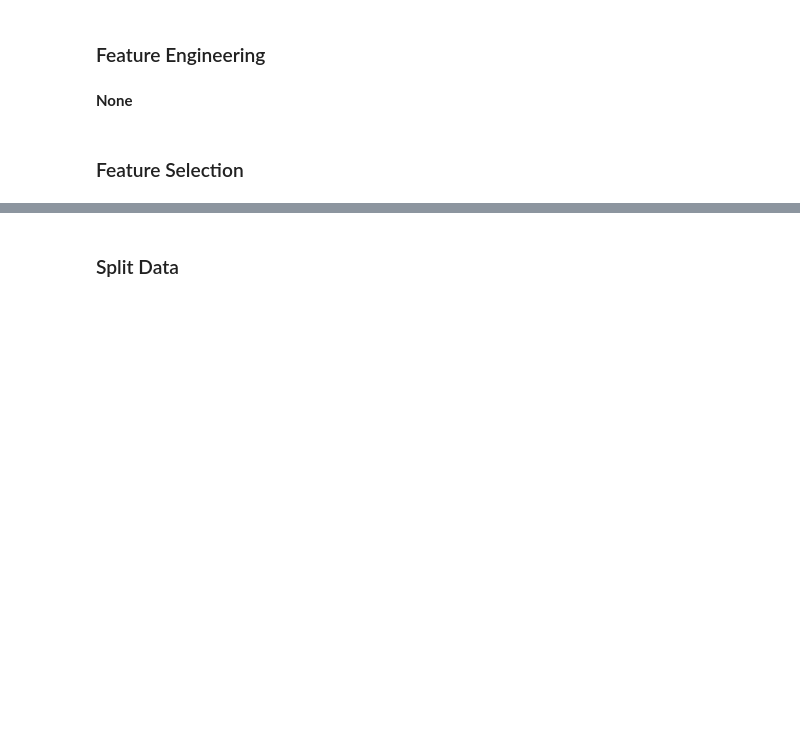
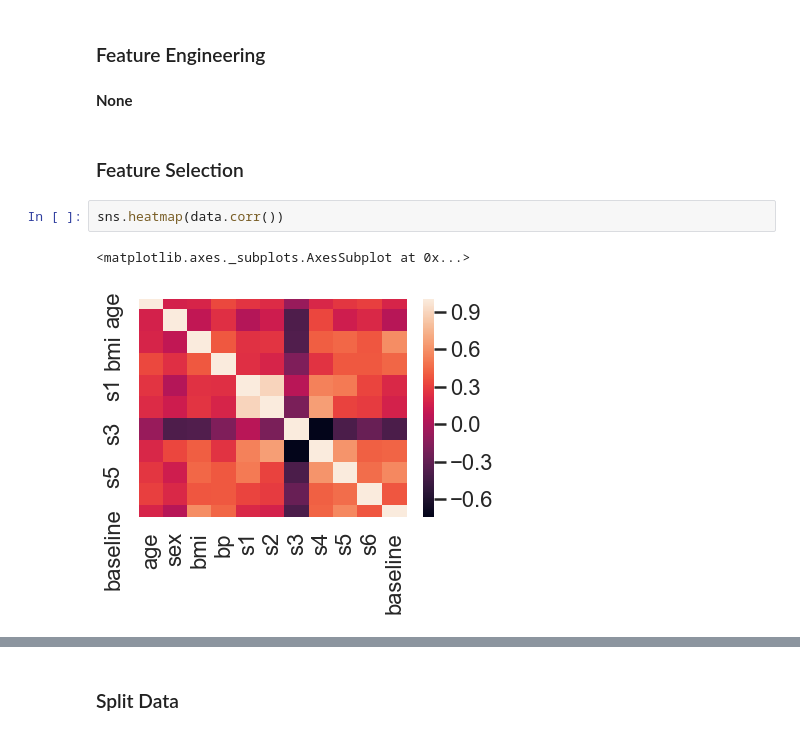
Before and after one commit to vijaypatha/0.ML_lab, a Jupyter notebook: Regression_Lab/Diabetes.ipynb, the cells around one changed output, grey strips where cells are left out. Cells and saved outputs as stored; diff of their text form; blank space fills up the shorter version.

```diff
--- a/Regression_Lab/Diabetes.ipynb
+++ b/Regression_Lab/Diabetes.ipynb
@@ -66,4 +66,9 @@ data.head(2)
 **None**
 # %% [markdown]
 ### Feature Selection
+# %%
+sns.heatmap(data.corr())
+# %% [output]
+<matplotlib.axes._subplots.AxesSubplot at 0x...>
+[figure, added]
 # %%
```
Also changed, not shown: parts of 7 cells of this notebook.
